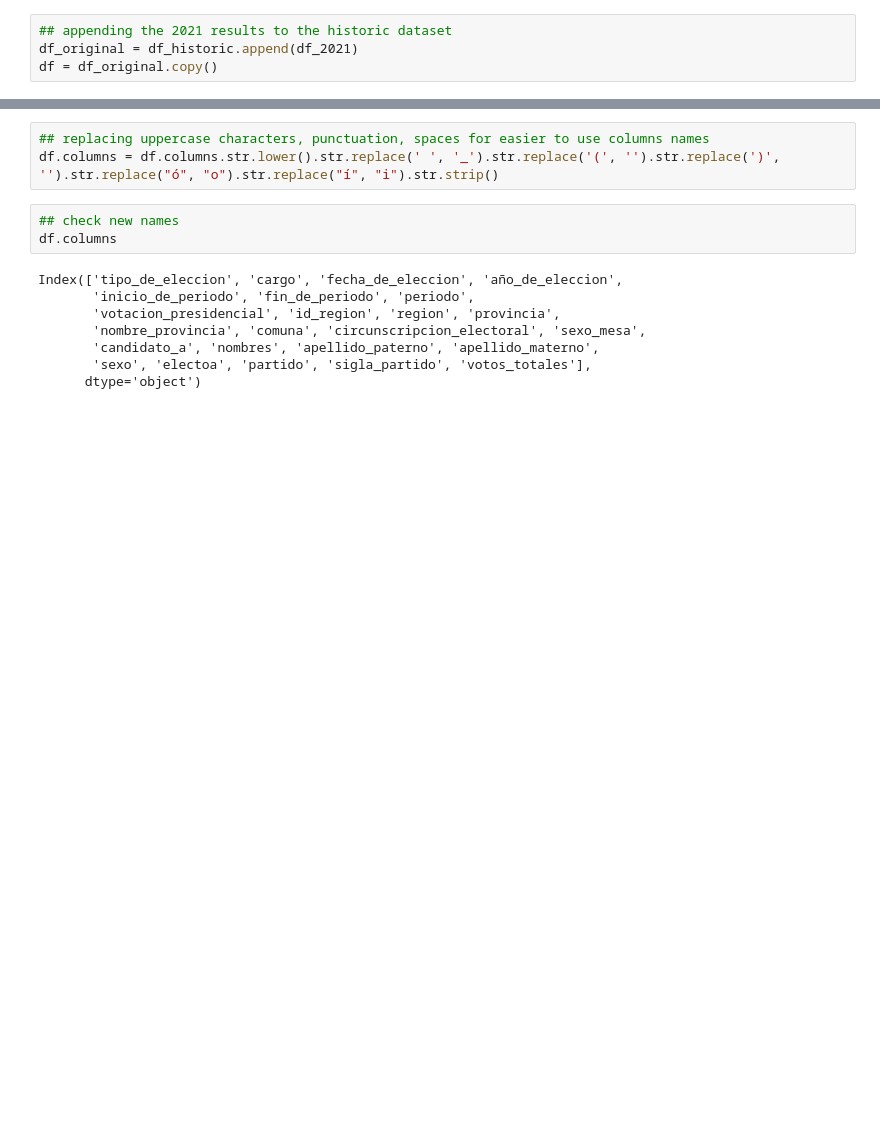
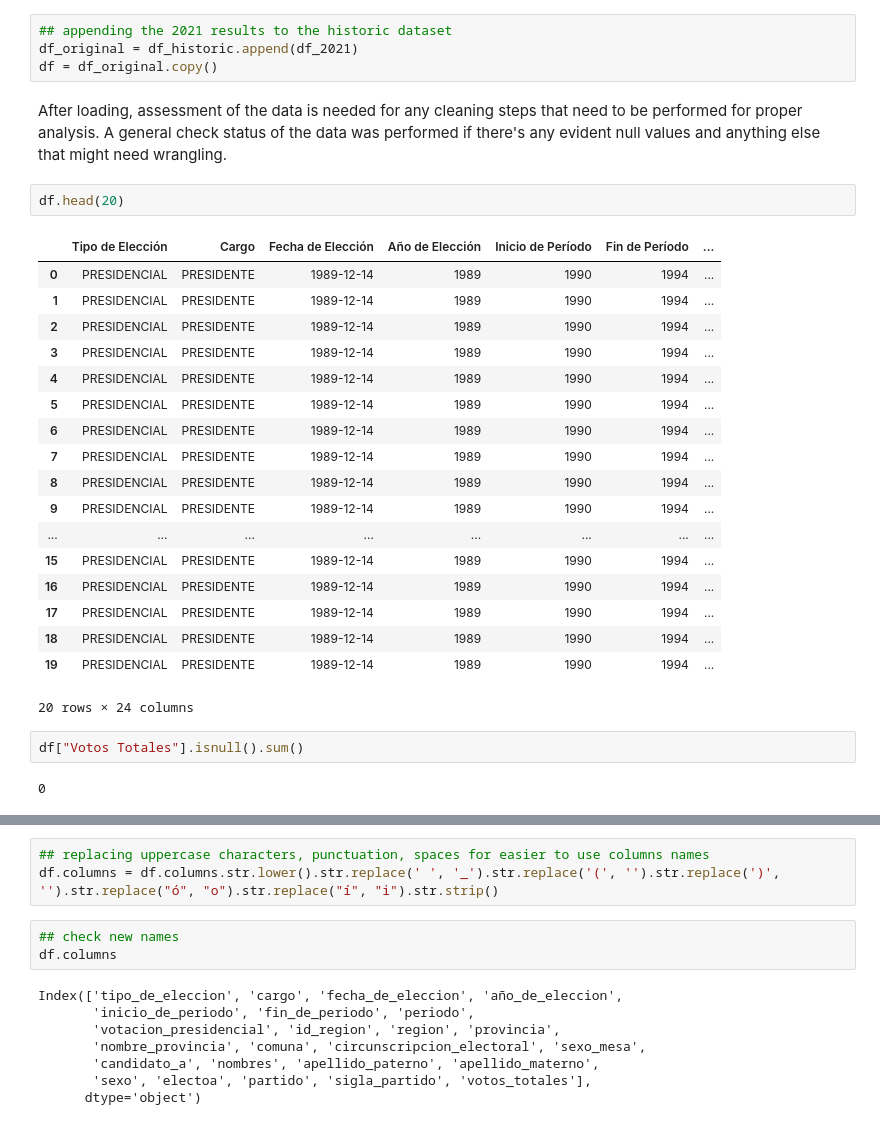
Before and after one commit to lona9/ND-Project-1, a Jupyter notebook: Write a Data Science Blog Post Project.ipynb, the cells around one changed output, grey strips where cells are left out. Saved outputs shown, nothing was run; the diff lists cells and outputs as text; blank space fills up the shorter version.

```diff
--- a/Write a Data Science Blog Post Project.ipynb
+++ b/Write a Data Science Blog Post Project.ipynb
@@ -33,3 +68,30 @@ df_2021 = pd.read_excel("ELECCIONES 2021.xlsx")
 ## appending the 2021 results to the historic dataset
 df_original = df_historic.append(df_2021)
 df = df_original.copy()
+# %% [markdown]
+After loading, assessment of the data is needed for any cleaning steps that need to be performed for proper analysis. A general check status of the data was performed if there's any evident null values and anything else that might need wrangling.
+# %%
+df.head(20)
+# %% [output]
+|  | Tipo de Elección | Cargo | Fecha de Elección | Año de Elección | Inicio de Período | Fin de Período | ... |
+| 0 | PRESIDENCIAL | PRESIDENTE | 1989-12-14 | 1989 | 1990 | 1994 | ... |
+| 1 | PRESIDENCIAL | PRESIDENTE | 1989-12-14 | 1989 | 1990 | 1994 | ... |
+| 2 | PRESIDENCIAL | PRESIDENTE | 1989-12-14 | 1989 | 1990 | 1994 | ... |
+| 3 | PRESIDENCIAL | PRESIDENTE | 1989-12-14 | 1989 | 1990 | 1994 | ... |
+| 4 | PRESIDENCIAL | PRESIDENTE | 1989-12-14 | 1989 | 1990 | 1994 | ... |
+| 5 | PRESIDENCIAL | PRESIDENTE | 1989-12-14 | 1989 | 1990 | 1994 | ... |
+| 6 | PRESIDENCIAL | PRESIDENTE | 1989-12-14 | 1989 | 1990 | 1994 | ... |
+| 7 | PRESIDENCIAL | PRESIDENTE | 1989-12-14 | 1989 | 1990 | 1994 | ... |
+| 8 | PRESIDENCIAL | PRESIDENTE | 1989-12-14 | 1989 | 1990 | 1994 | ... |
+| 9 | PRESIDENCIAL | PRESIDENTE | 1989-12-14 | 1989 | 1990 | 1994 | ... |
+| ... | ... | ... | ... | ... | ... | ... | ... |
+| 15 | PRESIDENCIAL | PRESIDENTE | 1989-12-14 | 1989 | 1990 | 1994 | ... |
+| 16 | PRESIDENCIAL | PRESIDENTE | 1989-12-14 | 1989 | 1990 | 1994 | ... |
+| 17 | PRESIDENCIAL | PRESIDENTE | 1989-12-14 | 1989 | 1990 | 1994 | ... |
+| 18 | PRESIDENCIAL | PRESIDENTE | 1989-12-14 | 1989 | 1990 | 1994 | ... |
+| 19 | PRESIDENCIAL | PRESIDENTE | 1989-12-14 | 1989 | 1990 | 1994 | ... |
+20 rows × 24 columns
+# %%
+df["Votos Totales"].isnull().sum()
+# %% [output]
+0
```
Also changed, not shown: parts of 27 cells of this notebook.
